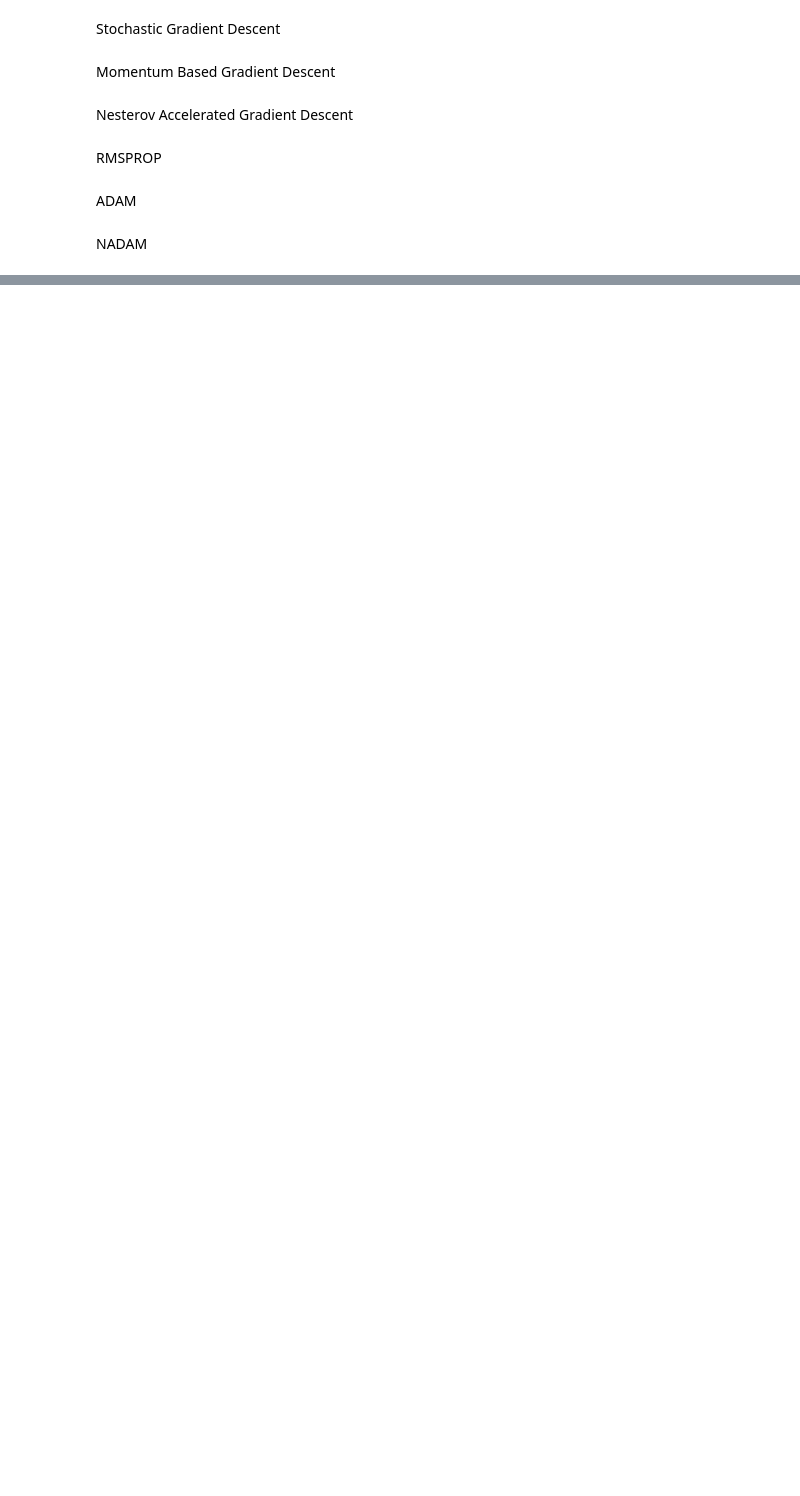
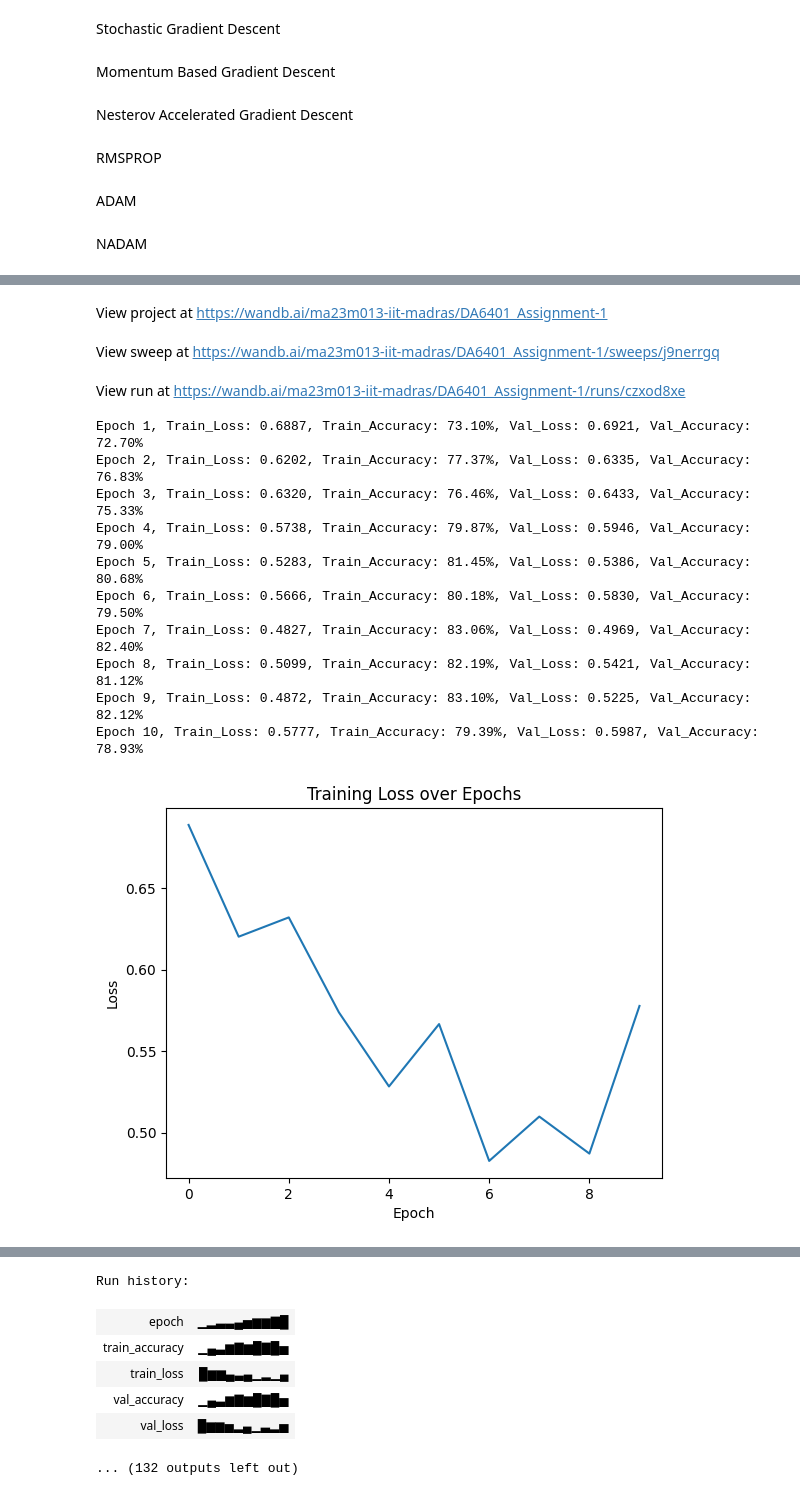
Before and after one commit to MSajid013/DA6401_Assignment-1, a Jupyter notebook: DA6401_Assignment_1.ipynb, the cells around one changed output, grey strips where cells are left out. Drawn from its saved outputs; the diff is of its cells as text; code cells hidden in the pictures; blank space fills up the shorter version.

```diff
--- a/DA6401_Assignment_1.ipynb
+++ b/DA6401_Assignment_1.ipynb
@@ -914,0 +1354,47 @@ def nadam(lr,x_train,y_train,x_valid,y_valid,epochs,activation_func,n_layers,nod
+# %%
+def main():
+    '''
+    WandB calls the main function each time with a different combination of hyperparameters.
+
+    We retrieve these values using `wandb.config` and use them to train the model.
+    '''
+
+    with wandb.init() as run:
+        # Generate a unique run name based on the hyperparameter values
+        run_name = "ac-" + (wandb.config.activation) + \
+                   "_nn-" + str(wandb.config.num_neurons) + \
+                   "_epc-" + str(wandb.config.epochs) + \
+                   "_nl-" + str(wandb.config.num_layers) + \
+                   "_reg-" + str(wandb.config.regularization) + \
+                   "_lr-" + str(wandb.config.learning_rate) + \
+                   "_opt-" + str(wandb.config.optimizer) + \
+                   "_bs-" + str(wandb.config.batch_size) + \
+                   "_wi-" + str(wandb.config.weight_init)
+
+        # Assign the generated name to the WandB run
+        wandb.run.name = run_name
+
+        # Train the model with the current hyperparameter configuration
+        train_model(
+            wandb.config.learning_rate,  # Learning rate
+            X_train, Y_train,            # Training data
+            X_valid, Y_valid,            # Validation data
+            wandb.config.optimizer,      # Optimizer
+            wandb.config.regularization, # Regularization term
+            wandb.config.epochs,         # Number of epochs
+            wandb.config.activation,     # Activation function
+            wandb.config.num_layers,     # Number of hidden layers
+            wandb.config.num_neurons,    # Neurons per layer
+            wandb.config.weight_init,    # Weight initialization method
+            784, 10,                     # Input and output dimensions (Fashion MNIST: 784 input features, 10 classes)
+            wandb.config.batch_size,     # Batch size
+            epsilon=0.001,                # Small constant for numerical stability
+            beta=0.9, beta1=0.9, beta2=0.99  # Hyperparameters for momentum-based optimizers
+        )
+
+# Run the sweep agent to execute `main` function multiple times
+wandb.agent(sweep_id, function=main, count=9)  # Calls `main` function 9 times with different hyperparameter sets
+
+# Mark the end of the WandB run
+wandb.finish()
+# %% [output]
@@ -914,0 +1415,14 @@ def nadam(lr,x_train,y_train,x_valid,y_valid,epochs,activation_func,n_layers,nod
+View project at https://wandb.ai/ma23m013-iit-madras/DA6401_Assignment-1
+View sweep at https://wandb.ai/ma23m013-iit-madras/DA6401_Assignment-1/sweeps/j9nerrgq
+View run at https://wandb.ai/ma23m013-iit-madras/DA6401_Assignment-1/runs/czxod8xe
+Epoch 1, Train_Loss: 0.6887, Train_Accuracy: 73.10%, Val_Loss: 0.6921, Val_Accuracy: 72.70%
+Epoch 2, Train_Loss: 0.6202, Train_Accuracy: 77.37%, Val_Loss: 0.6335, Val_Accuracy: 76.83%
+Epoch 3, Train_Loss: 0.6320, Train_Accuracy: 76.46%, Val_Loss: 0.6433, Val_Accuracy: 75.33%
+Epoch 4, Train_Loss: 0.5738, Train_Accuracy: 79.87%, Val_Loss: 0.5946, Val_Accuracy: 79.00%
+Epoch 5, Train_Loss: 0.5283, Train_Accuracy: 81.45%, Val_Loss: 0.5386, Val_Accuracy: 80.68%
+Epoch 6, Train_Loss: 0.5666, Train_Accuracy: 80.18%, Val_Loss: 0.5830, Val_Accuracy: 79.50%
+Epoch 7, Train_Loss: 0.4827, Train_Accuracy: 83.06%, Val_Loss: 0.4969, Val_Accuracy: 82.40%
+Epoch 8, Train_Loss: 0.5099, Train_Accuracy: 82.19%, Val_Loss: 0.5421, Val_Accuracy: 81.12%
+Epoch 9, Train_Loss: 0.4872, Train_Accuracy: 83.10%, Val_Loss: 0.5225, Val_Accuracy: 82.12%
+Epoch 10, Train_Loss: 0.5777, Train_Accuracy: 79.39%, Val_Loss: 0.5987, Val_Accuracy: 78.93%
+[figure, added]
@@ -914,0 +1430,7 @@ def nadam(lr,x_train,y_train,x_valid,y_valid,epochs,activation_func,n_layers,nod
+Run history:
+| epoch | ▁▂▃▃▄▅▆▆▇█ |
+| train_accuracy | ▁▄▃▆▇▆█▇█▅ |
+| train_loss | █▆▆▄▃▄▁▂▁▄ |
+| val_accuracy | ▁▄▃▆▇▆█▇█▅ |
+| val_loss | █▆▆▅▂▄▁▃▂▅ |
+... (132 outputs left out)
```
Also changed, not shown: parts of 23 cells of this notebook, 1 other file.
